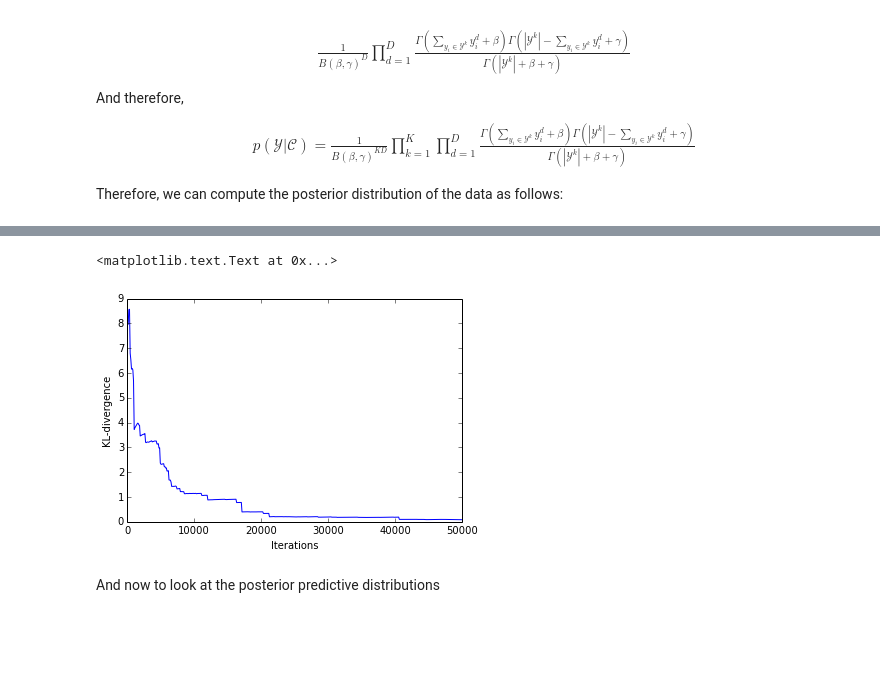
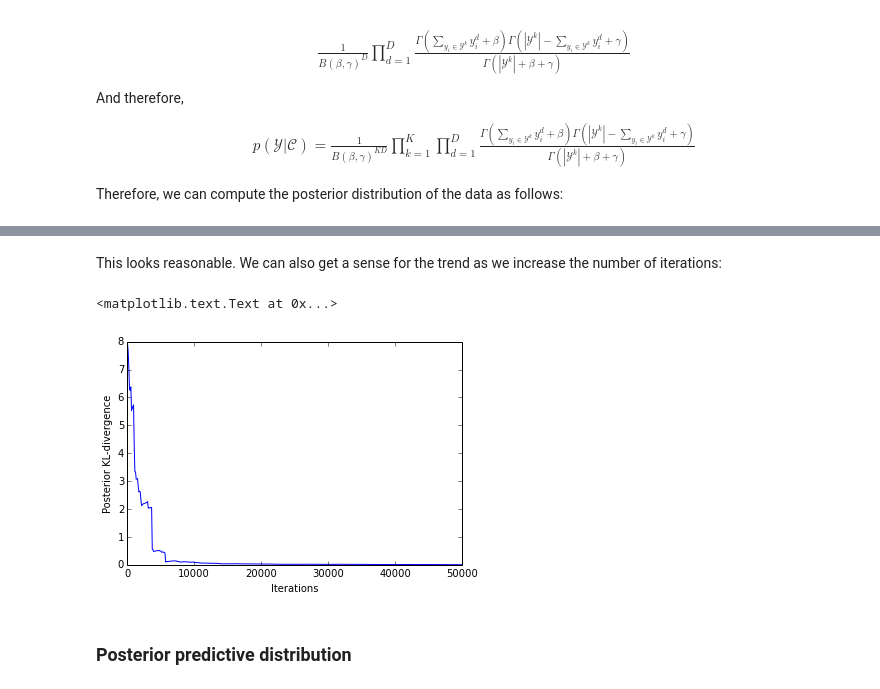
Before and after one commit to stephentu/mcmc-sandbox, a Jupyter notebook: gibbs/gibbs-beta-bernoulli.ipynb, the cells around one changed output, grey strips where cells are left out. Cells and saved outputs as stored; diff of their text form; code cells hidden in the pictures; blank space fills up the shorter version.

```diff
--- a/gibbs/gibbs-beta-bernoulli.ipynb
+++ b/gibbs/gibbs-beta-bernoulli.ipynb
@@ -101,18 +141,21 @@ def gibbs_beta_bernoulli(Y, K, alpha, beta, gamma, niters):
 # %% [markdown]
 Let us first generate a small toy dataset (using the beta-bernoulli model as the generative process). Then we will test our Gibbs sampler on this small dataset.
 # %%
-alpha, beta, gamma = 1., 1., 2.
+alpha, beta, gamma = 2., 1., 1.
 K = 2
 D = 3
-N = 5
+N = 4
 
 pis = np.random.dirichlet(alpha/K*np.ones(K))
 cis = np.array([discrete_sample(pis) for _ in xrange(N)])
 aks = np.random.beta(beta, gamma, size=(K, D))
 
+print 'Pi:', pis
+print 'C :', cis
+
 def bernoulli(p):
-    return 1. if np.random.random() <= p else 0.
+    return 1 if np.random.random() <= p else 0
 
-Y = np.zeros((N, D))
+Y = np.zeros((N, D), dtype=np.int64)
 for i in xrange(N):
     Y[i] = np.array([bernoulli(aks[cis[i], d]) for d in xrange(D)])
@@ -151,10 +199,11 @@ And therefore,
 
 Therefore, we can compute the posterior distribution of the data as follows:
 # %%
-import scipy as sp
 import scipy.special
 import itertools as it
-import math
+
+def all_assignment_vectors():
+    return it.product(range(K), repeat=N)
 
 def lg_pr_joint(C, Y, K, alpha, beta, gamma):
     N, D = Y.shape
@@ -187,9 +236,13 @@ def brute_force_posterior(Y, K, alpha, beta, gamma):
     N, _ = Y.shape
 
     # enumerate K^N cluster assignments
-    lg_pis = np.array([lg_pr_joint(np.array(C), Y, K, alpha, beta, gamma) for C in it.product(range(K), repeat=N)])
+    lg_pis = np.array([lg_pr_joint(np.array(C), Y, K, alpha, beta, gamma) for C in all_assignment_vectors()])
     lg_pis -= sp.misc.logsumexp(lg_pis)
 
     return np.exp(lg_pis)
 
+# generate an ID for each K^N element
+idmap = { C : i for i, C in enumerate(all_assignment_vectors()) }
+revidmap = { i : C for i, C in enumerate(all_assignment_vectors()) }
+
 actual_posterior = brute_force_posterior(Y, K, alpha, beta, gamma)
@@ -201,23 +266,22 @@ To measure the distance between the actual posterior distribution and that produ
 # %%
 smoothing = 1e-5
 skip = 100
+skipped_chain = chain[::skip]
+window = 10000
 
 def kl(a, b):
     return np.sum([p*np.log(p/q) for p, q in zip(a, b)])
 
 def histify(history, K):
     _, N = history.shape
-    # generate an ID for each K^N element
-    idmap = { C : i for i, C in enumerate(it.product(range(K), repeat=N)) }
     hist = np.zeros(K**N, dtype=np.float)
     for h in history:
         hist[idmap[tuple(h)]] += 1.0
     return hist
 
 def fn(i):
-    hist = histify(chain[:i:skip], K) + smoothing
+    hist = histify(skipped_chain[max(0, i-window):(i+1)], K) + smoothing
     hist /= hist.sum()
     return kl(actual_posterior, hist)
 
-iters = range(0, niters, skip)[1:]
-kls = map(fn, iters)
+kls = map(fn, xrange(skipped_chain.shape[0]))
@@ -224,12 +314,14 @@ kls = map(fn, iters)
+# %% [markdown]
+This looks reasonable. We can also get a sense for the trend as we increase the number of iterations:
 # %%
 %matplotlib inline
 import matplotlib.pylab as plt
 
-plt.plot(iters, kls)
+plt.plot(np.arange(0, chain.shape[0], skip) + 1, kls)
 plt.xlabel('Iterations')
-plt.ylabel('KL-divergence')
+plt.ylabel('Posterior KL-divergence')
 # %% [output]
 <matplotlib.text.Text at 0x...>
-[figure, old version]
+[figure, new version]
-# %% [markdown]
-And now to look at the posterior predictive distributions
+# %% [markdown]
+### Posterior predictive distribution
```
Also changed, not shown: parts of 22 cells of this notebook, 1 other file.
